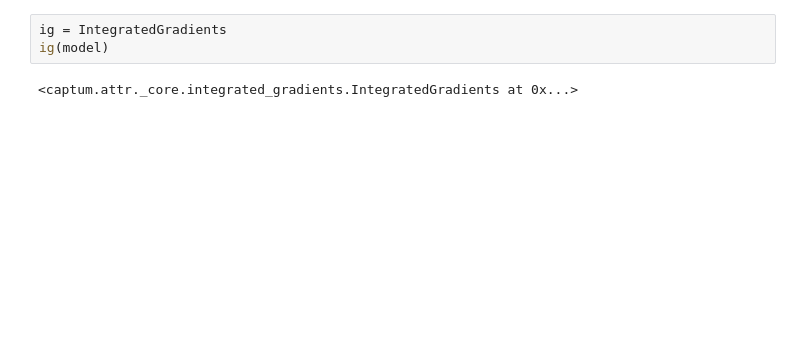
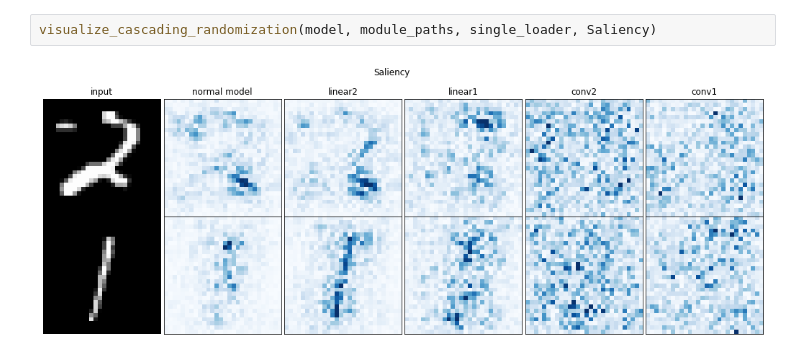
Before and after one commit to Heyjuke58/sanity_checks_pytorch, a Jupyter notebook: cascading_randomization_mnist.ipynb, the cells around one changed output. Cells and saved outputs as stored; diff of their text form; blank space fills up the shorter version.

```diff
--- a/cascading_randomization_mnist.ipynb
+++ b/cascading_randomization_mnist.ipynb
@@ -133,5 +160,4 @@ visualize_cascading_randomization(model_copy, module_paths, single_loader)
 # %%
-ig = IntegratedGradients
-ig(model)
+visualize_cascading_randomization(model, module_paths, single_loader, Saliency)
 # %% [output]
-<captum.attr._core.integrated_gradients.IntegratedGradients at 0x...>
+[figure, added]
```
Also changed, not shown: parts of 5 cells of this notebook.
